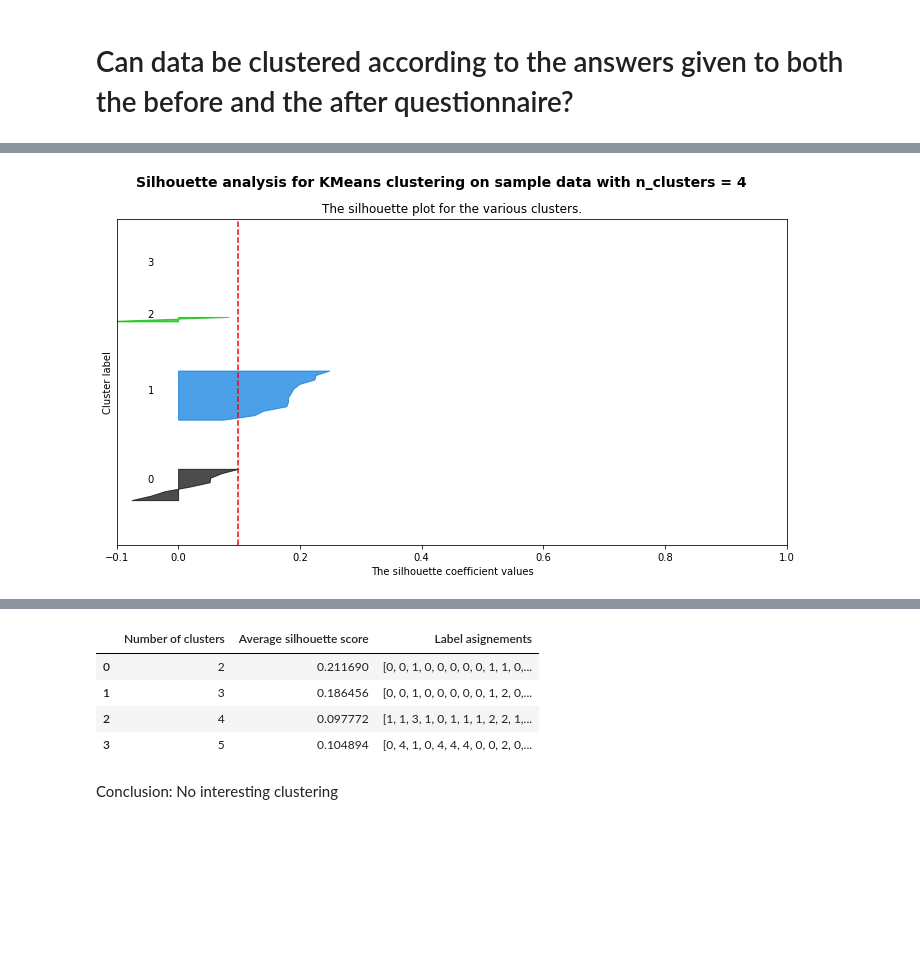
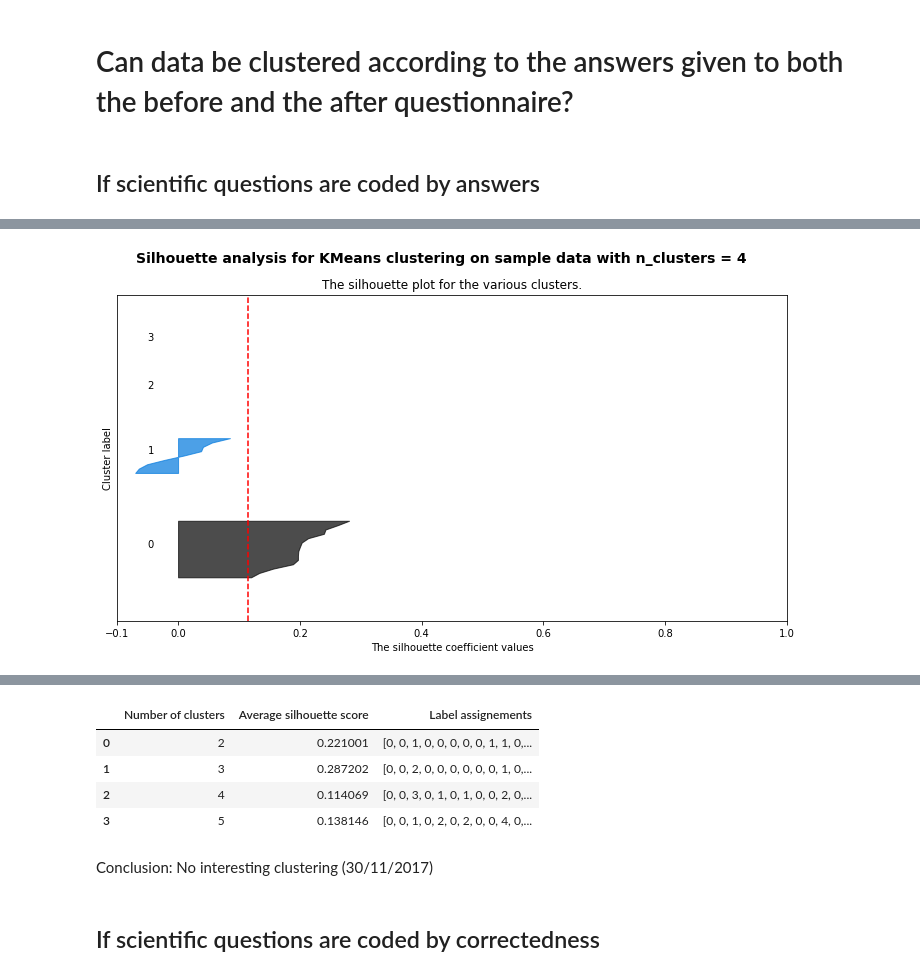
Before and after one commit to CyberCRI/dataanalysis-herocoli-redmetrics, a Jupyter notebook: v1.52/Data mining/Clustering.ipynb, the cells around one changed output, grey strips where cells are left out. Drawn from its saved outputs; the diff is of its cells as text; code cells hidden in the pictures; blank space fills up the shorter version.

```diff
--- a/v1.52/Data mining/Clustering.ipynb
+++ b/v1.52/Data mining/Clustering.ipynb
@@ -260,6 +426,8 @@ Conclusion: Compared to previous test, the presence of questionnaire that were r
 TODO RAPHAEL : Manually check the undefined temporalities
 # %% [markdown]
 # Can data be clustered according to the answers given to both the before and the after questionnaire?
+# %% [markdown]
+## If scientific questions are coded by answers
 # %%
 # Convert DataFrame to matrix
 beforeAndAfterMat = beforeAndAfterForms.as_matrix()
@@ -268,6 +436,6 @@ beforeAndAfterMat = preprocessing.scale(beforeAndAfterMat)
 # Cluster using KMeans, and silhouette analysis to evaluate the pertinence of the clusters
 beforeAndAfterResults = tryKmeans(beforeAndAfterMat)
 # Format results as a DataFrame
-beforeAndAfterResults = pd.DataFrame(data=beforeAndAfterResults, columns=['Number of clusters', 'Average silhouette score', 'Label asignements'])
+beforeAndAfterResults = pd.DataFrame(data=beforeAndAfterResults, columns=['Number of clusters', 'Average silhouette score', 'Label assignements'])
 beforeAndAfterResults
 # %% [output]
@@ -276 +444 @@ beforeAndAfterResults
-[figure, old version]
+[figure, new version]
@@ -278,7 +446,9 @@ beforeAndAfterResults
-|  | Number of clusters | Average silhouette score | Label asignements |
-| 0 | 2 | 0.211690 | [0, 0, 1, 0, 0, 0, 0, 0, 1, 1, 0,... |
-| 1 | 3 | 0.186456 | [0, 0, 1, 0, 0, 0, 0, 0, 1, 2, 0,... |
-| 2 | 4 | 0.097772 | [1, 1, 3, 1, 0, 1, 1, 1, 2, 2, 1,... |
-| 3 | 5 | 0.104894 | [0, 4, 1, 0, 4, 4, 4, 0, 0, 2, 0,... |
+|  | Number of clusters | Average silhouette score | Label assignements |
+| 0 | 2 | 0.221001 | [0, 0, 1, 0, 0, 0, 0, 0, 1, 1, 0,... |
+| 1 | 3 | 0.287202 | [0, 0, 2, 0, 0, 0, 0, 0, 0, 1, 0,... |
+| 2 | 4 | 0.114069 | [0, 0, 3, 0, 1, 0, 1, 0, 0, 2, 0,... |
+| 3 | 5 | 0.138146 | [0, 0, 1, 0, 2, 0, 2, 0, 0, 4, 0,... |
 # %% [markdown]
-Conclusion: No interesting clustering
+Conclusion: No interesting clustering (30/11/2017)
+# %% [markdown]
+## If scientific questions are coded by correctedness
```
Also changed, not shown: parts of 42 cells of this notebook, 1 other file.
